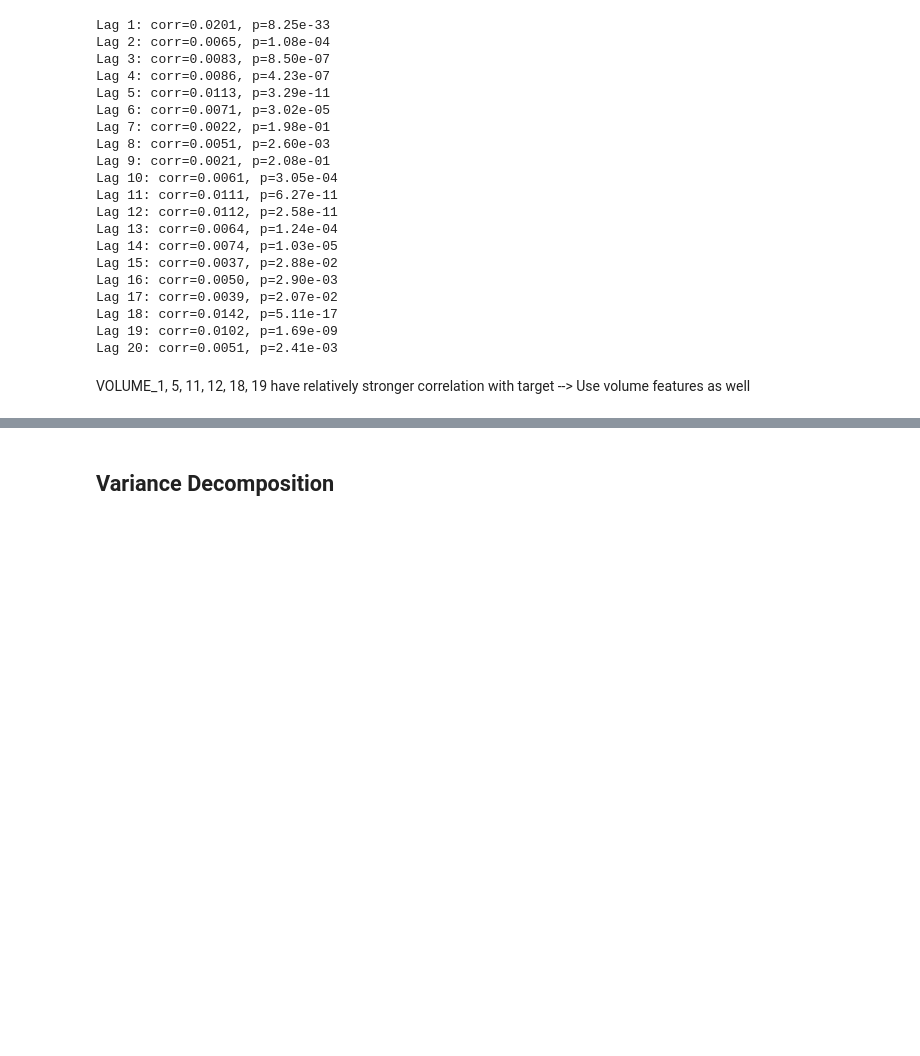
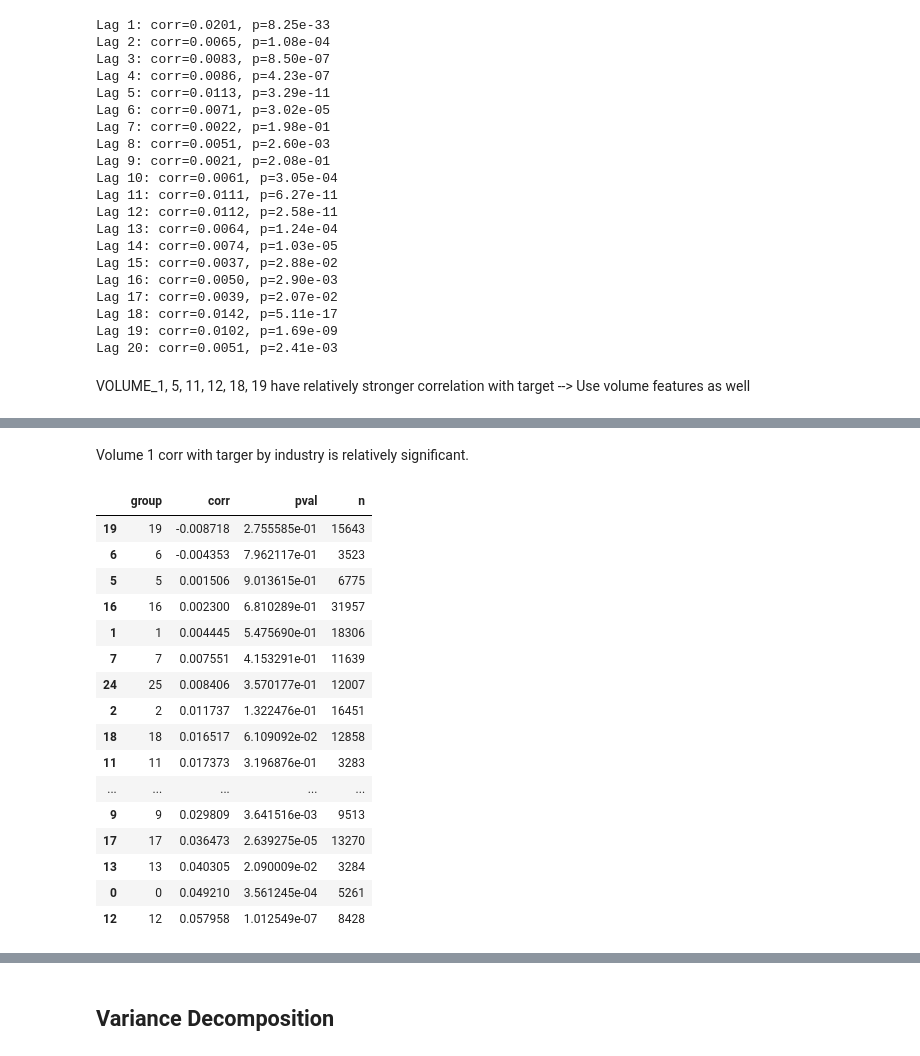
Before and after one commit to anbinh-bui/Stock-Return-Prediction-Challenge-, a Jupyter notebook: EDA.ipynb, the cells around one changed output, grey strips where cells are left out. Cells and saved outputs as stored; diff of their text form; code cells hidden in the pictures; blank space fills up the shorter version.

```diff
--- a/EDA.ipynb
+++ b/EDA.ipynb
@@ -498,3 +498,8 @@ Lag 19: corr=0.0102, p=1.69e-09
 Lag 20: corr=0.0051, p=2.41e-03
 # %% [markdown]
 VOLUME_1, 5, 11, 12, 18, 19 have relatively stronger correlation with target --> Use volume features as well
+# %%
+sector_vol_corr = corr_by_group(train, 'SECTOR', lag_col='VOLUME_1')
+industry_vol_corr = corr_by_group(train, 'INDUSTRY', lag_col='VOLUME_1')
+industry_group_vol_corr = corr_by_group(train, 'INDUSTRY_GROUP', lag_col='VOLUME_1')
+sub_industry_vol_corr = corr_by_group(train, 'SUB_INDUSTRY', lag_col='VOLUME_1')
@@ -500,0 +538,22 @@ VOLUME_1, 5, 11, 12, 18, 19 have relatively stronger correlation with target -->
+# %% [markdown]
+Volume 1 corr with targer by industry is relatively significant.
+# %%
+industry_group_vol_corr
+# %% [output]
+|  | group | corr | pval | n |
+| 19 | 19 | -0.008718 | 2.755585e-01 | 15643 |
+| 6 | 6 | -0.004353 | 7.962117e-01 | 3523 |
+| 5 | 5 | 0.001506 | 9.013615e-01 | 6775 |
+| 16 | 16 | 0.002300 | 6.810289e-01 | 31957 |
+| 1 | 1 | 0.004445 | 5.475690e-01 | 18306 |
+| 7 | 7 | 0.007551 | 4.153291e-01 | 11639 |
+| 24 | 25 | 0.008406 | 3.570177e-01 | 12007 |
+| 2 | 2 | 0.011737 | 1.322476e-01 | 16451 |
+| 18 | 18 | 0.016517 | 6.109092e-02 | 12858 |
+| 11 | 11 | 0.017373 | 3.196876e-01 | 3283 |
+| ... | ... | ... | ... | ... |
+| 9 | 9 | 0.029809 | 3.641516e-03 | 9513 |
+| 17 | 17 | 0.036473 | 2.639275e-05 | 13270 |
+| 13 | 13 | 0.040305 | 2.090009e-02 | 3284 |
+| 0 | 0 | 0.049210 | 3.561245e-04 | 5261 |
+| 12 | 12 | 0.057958 | 1.012549e-07 | 8428 |
```
Also changed, not shown: parts of 4 cells of this notebook.
